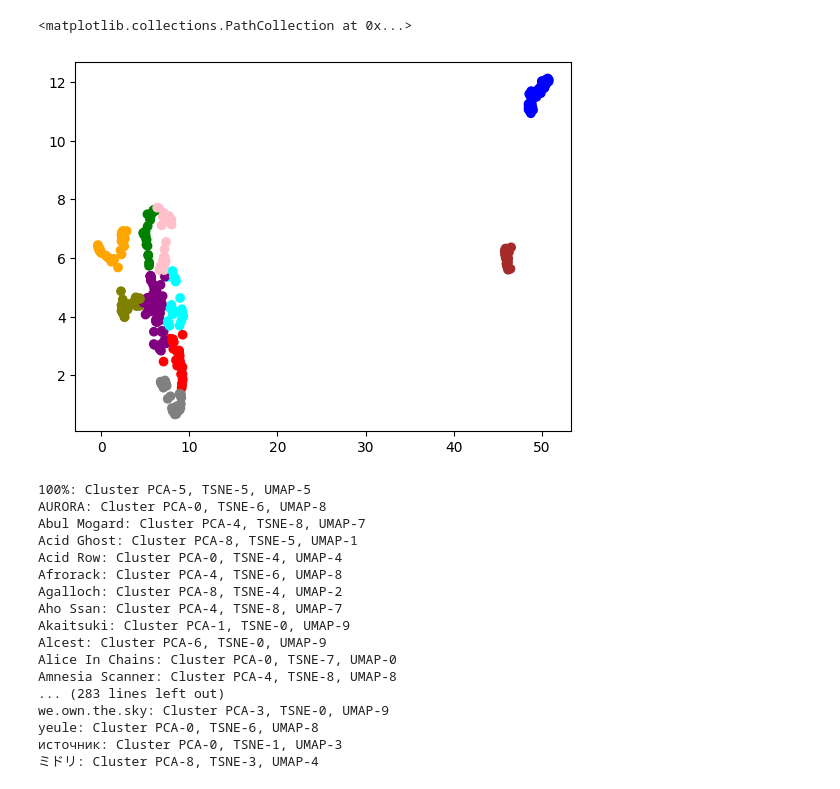
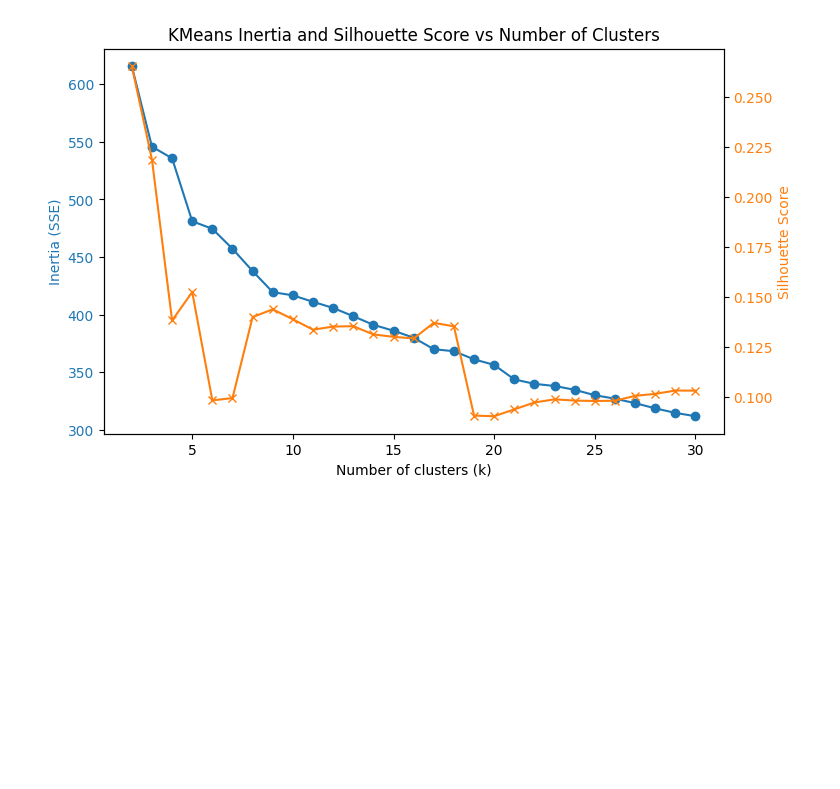
Before and after one commit to AlenkaJ/SpotifyShenanigans, a Jupyter notebook: similarity_analysis.ipynb, the cells around one changed output. Drawn from its saved outputs; the diff is of its cells as text; code cells hidden in the pictures; blank space fills up the shorter version.

```diff
--- a/similarity_analysis.ipynb
+++ b/similarity_analysis.ipynb
@@ -63,32 +146,30 @@ plt.scatter(tsne_coords[:,0], tsne_coords[:,1], color=[colors[l] for l in tsne_l
-# %%
-import umap
-reducer = umap.UMAP(n_components=2)
-umap_coords = reducer.fit_transform(distance_matrix)
-umap_labels = kmeans.fit(umap_coords).labels_
-plt.scatter(umap_coords[:,0], umap_coords[:,1], color=[colors[l] for l in umap_labels])
-#for i, name in enumerate(names):
-#    plt.annotate(name, (umap_coords[i,0], umap_coords[i,1]))
-# %% [output]
-<matplotlib.collections.PathCollection at 0x...>
-[figure, removed]
-# %%
-for i, name in enumerate(names):
-    print(f"{name}: Cluster PCA-{pca_labels[i]}, TSNE-{tsne_labels[i]}, UMAP-{umap_labels[i]}")
-# %% [output]
-100%: Cluster PCA-5, TSNE-5, UMAP-5
-AURORA: Cluster PCA-0, TSNE-6, UMAP-8
-Abul Mogard: Cluster PCA-4, TSNE-8, UMAP-7
-Acid Ghost: Cluster PCA-8, TSNE-5, UMAP-1
-Acid Row: Cluster PCA-0, TSNE-4, UMAP-4
-Afrorack: Cluster PCA-4, TSNE-6, UMAP-8
-Agalloch: Cluster PCA-8, TSNE-4, UMAP-2
-Aho Ssan: Cluster PCA-4, TSNE-8, UMAP-7
-Akaitsuki: Cluster PCA-1, TSNE-0, UMAP-9
-Alcest: Cluster PCA-6, TSNE-0, UMAP-9
-Alice In Chains: Cluster PCA-0, TSNE-7, UMAP-0
-Amnesia Scanner: Cluster PCA-4, TSNE-8, UMAP-8
-... (283 lines left out)
-we.own.the.sky: Cluster PCA-3, TSNE-0, UMAP-9
-yeule: Cluster PCA-0, TSNE-6, UMAP-8
-источник: Cluster PCA-0, TSNE-1, UMAP-3
-ミドリ: Cluster PCA-8, TSNE-3, UMAP-4
+# %%
+k_values = range(2, 31)
+inertia_values = []
+silhouette_values = []
+
+for k in k_values:
+    kmeans = KMeans(n_clusters=k, random_state=42)
+    labels = kmeans.fit_predict(distance_matrix)
+    inertia_values.append(kmeans.inertia_)
+    silhouette_values.append(metrics.silhouette_score(distance_matrix, labels))
+
+# Plot
+fig, ax1 = plt.subplots(figsize=(8,5))
+
+color = 'tab:blue'
+ax1.set_xlabel('Number of clusters (k)')
+ax1.set_ylabel('Inertia (SSE)', color=color)
+ax1.plot(k_values, inertia_values, marker='o', color=color)
+ax1.tick_params(axis='y', labelcolor=color)
+
+ax2 = ax1.twinx()  # second y-axis
+color = 'tab:orange'
+ax2.set_ylabel('Silhouette Score', color=color)
+ax2.plot(k_values, silhouette_values, marker='x', color=color)
+ax2.tick_params(axis='y', labelcolor=color)
+
+plt.title('KMeans Inertia and Silhouette Score vs Number of Clusters')
+plt.show()
+# %% [output]
+[figure, added]
```
Also changed, not shown: parts of 14 cells of this notebook, 1 other file.
